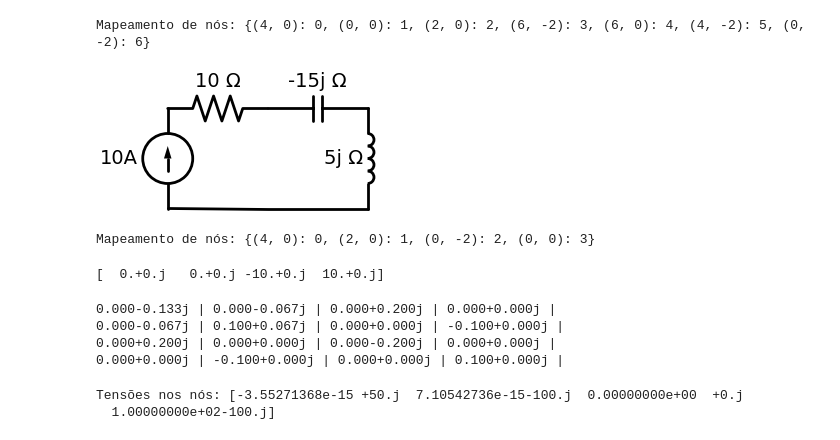
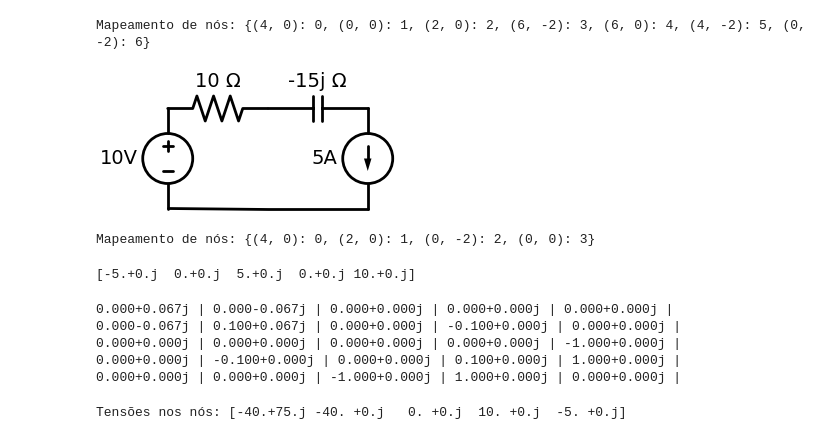
Before and after one commit to ygordealmeida/PhaCircuits, a Jupyter notebook: circuit.ipynb, the cells around one changed output. Cells and saved outputs as stored; diff of their text form; code cells hidden in the pictures.

```diff
--- a/circuit.ipynb
+++ b/circuit.ipynb
@@ -95,8 +95,13 @@ class Circuito:
             I[idx_end] += Valor
 
           if(Element == 'Voltage Source' ):
-            #I[idx_start] += Valor
-            voltage_source_equations.append((idx_start,idx_end,Valor))
+            G = np.vstack([G, np.zeros(G.shape[1])])  # Adiciona uma nova linha
+            G = np.hstack([G, np.zeros((G.shape[0], 1))])  # Adiciona uma nova coluna
+            G[-1, idx_start] = -1
+            G[-1, idx_end] = +1
+            G[idx_start,-1] =-1
+            G[idx_end,-1] =+1
+            I = np.append(I, Valor)  # Adiciona o valor da fonte ao vetor de correntes
 
           elif(Element == 'Wire'):
             pass
@@ -108,13 +113,8 @@ class Circuito:
             G[idx_end, idx_start] -= 1 / Valor
             #print("Iteração: G ta:",G)
 
-        for src in voltage_source_equations:
-          idx_start, idx_end, Valor = src
-          G = np.vstack([G, np.zeros(G.shape[1])])  # Adiciona uma nova linha
-          G = np.hstack([G, np.zeros((G.shape[0], 1))])  # Adiciona uma nova coluna
-          G[-1, idx_start] = 1
-          G[-1, idx_end] = -1
-          I = np.append(I, Valor)  # Adiciona o valor da fonte ao vetor de correntes
+
+
 
         return G, I
 
@@ -166,36 +171,36 @@ Mapeamento de nós: {(4, 0): 0, (0, 0): 1, (2, 0): 2, (6, -2): 3, (6, 0): 4, (4,
 # %%
 circuito=Circuito()
 circuito.element('Resistor',(0,0),(2,0),10,)
 circuito.element('Capacitor',(2,0),(4,0),-15j)
-circuito.element('Inductor',(4,0),(4,-2),5j,)
+circuito.element('Current Source',(4,0),(4,-2),5,)
 circuito.element('Wire',(4,-2),(0,-2))
 #circuito.element('Wire',(4,-2),(2,-2))
 #circuito.element('Wire',(2,-2),(0,-2))
-circuito.element("Current Source",(0,-2),(0,0),10)
-#circuito.element('Resistor',(2,0),(2,-2),2)
+circuito.element("Voltage Source",(0,-2),(0,0),10)
+#circuito.element('Resistor',(2,0),(0,-2),2)
 
 
 circuito.draw()
 circuito.map_nodes()
 G,I=circuito.montar_equacoes()
 #circuito.mostrar_matriz_condutancia()
 # %% [output]
-[figure, old version]
+[figure, new version]
 Mapeamento de nós: {(4, 0): 0, (2, 0): 1, (0, -2): 2, (0, 0): 3}
 # %%
 G,I = circuito.montar_equacoes()
 print(I)
 # %% [output]
-[  0.+0.j   0.+0.j -10.+0.j  10.+0.j]
+[-5.+0.j  0.+0.j  5.+0.j  0.+0.j 10.+0.j]
 # %%
 circuito.mostrar_matriz_condutancia()
 # %% [output]
-0.000-0.133j | 0.000-0.067j | 0.000+0.200j | 0.000+0.000j |
-0.000-0.067j | 0.100+0.067j | 0.000+0.000j | -0.100+0.000j |
-0.000+0.200j | 0.000+0.000j | 0.000-0.200j | 0.000+0.000j |
-0.000+0.000j | -0.100+0.000j | 0.000+0.000j | 0.100+0.000j |
+0.000+0.067j | 0.000-0.067j | 0.000+0.000j | 0.000+0.000j | 0.000+0.000j |
+0.000-0.067j | 0.100+0.067j | 0.000+0.000j | -0.100+0.000j | 0.000+0.000j |
+0.000+0.000j | 0.000+0.000j | 0.000+0.000j | 0.000+0.000j | -1.000+0.000j |
+0.000+0.000j | -0.100+0.000j | 0.000+0.000j | 0.100+0.000j | 1.000+0.000j |
+0.000+0.000j | 0.000+0.000j | -1.000+0.000j | 1.000+0.000j | 0.000+0.000j |
 # %%
 V=circuito.resolver_circuito()
 # %% [output]
-Tensões nos nós: [-3.55271368e-15 +50.j  7.10542736e-15-100.j  0.00000000e+00  +0.j
-  1.00000000e+02-100.j]
+Tensões nos nós: [-40.+75.j -40. +0.j   0. +0.j  10. +0.j  -5. +0.j]
```
Also changed, not shown: parts of 1 cell of this notebook.
